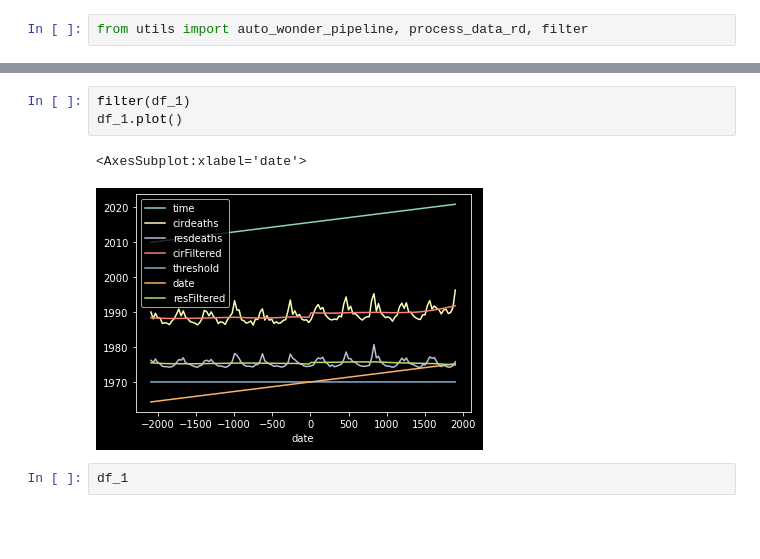
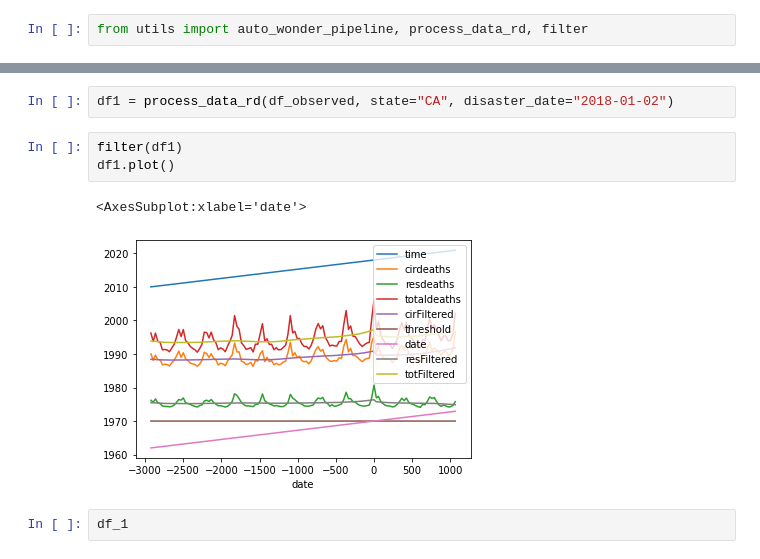
Before and after one commit to arnaud39/us_studies, a Jupyter notebook: prod.ipynb, the cells around one changed output, grey strips where cells are left out. Drawn from its saved outputs; the diff is of its cells as text; blank space fills up the shorter version.

Commit message:
updated plots notebook

```diff
--- a/prod.ipynb
+++ b/prod.ipynb
@@ -37,9 +45,11 @@ df_observed
+# %%
+df1 = process_data_rd(df_observed, state="CA", disaster_date="2018-01-02")
 # %%
-filter(df_1)
-df_1.plot()
+filter(df1)
+df1.plot()
 # %% [output]
 <AxesSubplot:xlabel='date'>
-[figure, old version]
+[figure, new version]
 # %%
 df_1
 # %% [output]
```
Also changed, not shown: parts of 5 cells of this notebook, 2 other files.
